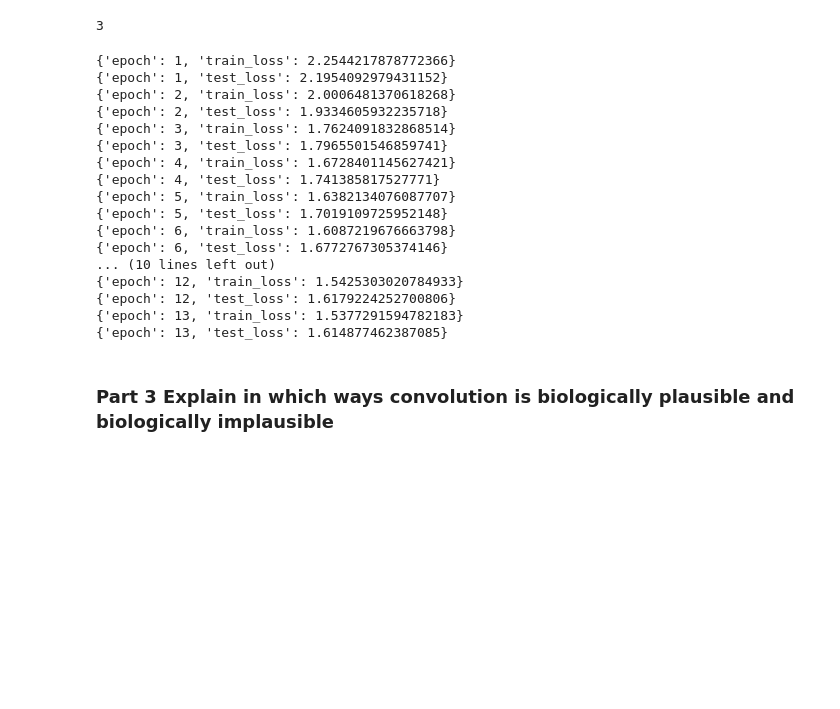
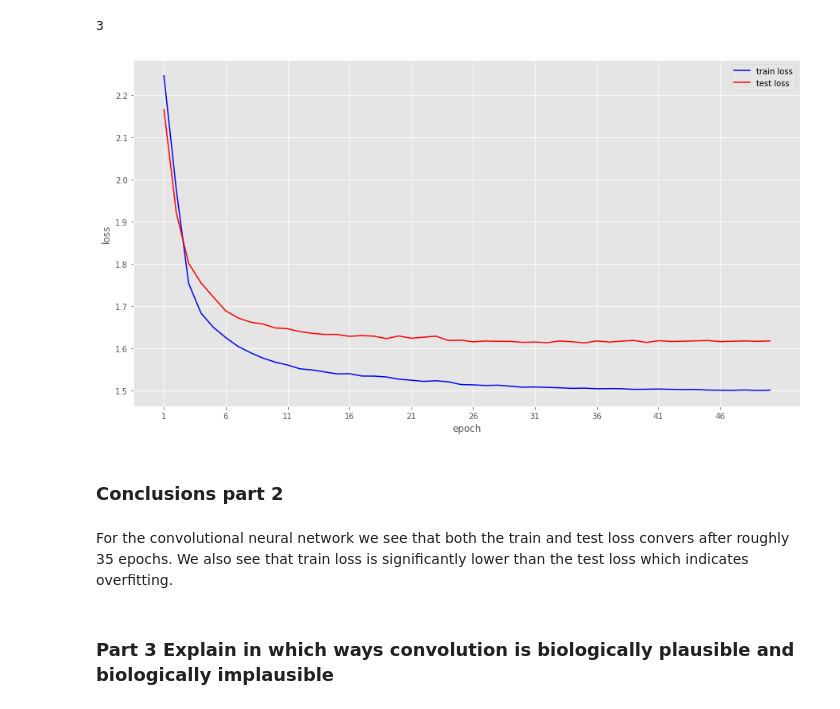
Before and after one commit to pieterwolfert/ccn, a Jupyter notebook: assignment2/assignment2.ipynb, the cells around one changed output. Saved outputs shown, nothing was run; the diff lists cells and outputs as text; code cells hidden in the pictures; blank space fills up the shorter version.

```diff
--- a/assignment2/assignment2.ipynb
+++ b/assignment2/assignment2.ipynb
@@ -285,25 +202,13 @@ inputs, labels = np.array([tup[0] for tup in test]), np.array([tup[1] for tup in
 # %% [output]
 3
 # %%
-ep_loss, test_loss = training(train, test, inputs, labels, classifier_conv, optimizer_conv, 21)
+ep_loss, test_loss = training(train, test, inputs, labels, classifier_conv, optimizer_conv)
 visualizeLoss(ep_loss, test_loss)
 # %% [output]
-{'epoch': 1, 'train_loss': 2.2544217878772366}
-{'epoch': 1, 'test_loss': 2.1954092979431152}
-{'epoch': 2, 'train_loss': 2.0006481370618268}
-{'epoch': 2, 'test_loss': 1.9334605932235718}
-{'epoch': 3, 'train_loss': 1.7624091832868514}
-{'epoch': 3, 'test_loss': 1.7965501546859741}
-{'epoch': 4, 'train_loss': 1.6728401145627421}
-{'epoch': 4, 'test_loss': 1.741385817527771}
-{'epoch': 5, 'train_loss': 1.6382134076087707}
-{'epoch': 5, 'test_loss': 1.7019109725952148}
-{'epoch': 6, 'train_loss': 1.6087219676663798}
-{'epoch': 6, 'test_loss': 1.6772767305374146}
-... (10 lines left out)
-{'epoch': 12, 'train_loss': 1.5425303020784933}
-{'epoch': 12, 'test_loss': 1.6179224252700806}
-{'epoch': 13, 'train_loss': 1.5377291594782183}
-{'epoch': 13, 'test_loss': 1.614877462387085}
+[figure, added]
+# %% [markdown]
+### Conclusions part 2
+# %% [markdown]
+For the convolutional neural network we see that both the train and test loss convers after roughly 35 epochs. We also see that train loss is significantly lower than the test loss which indicates overfitting.
 # %% [markdown]
 ### Part 3 Explain in which ways convolution is biologically plausible and biologically implausible
```
Also changed, not shown: parts of 16 cells of this notebook, 1 other file.
